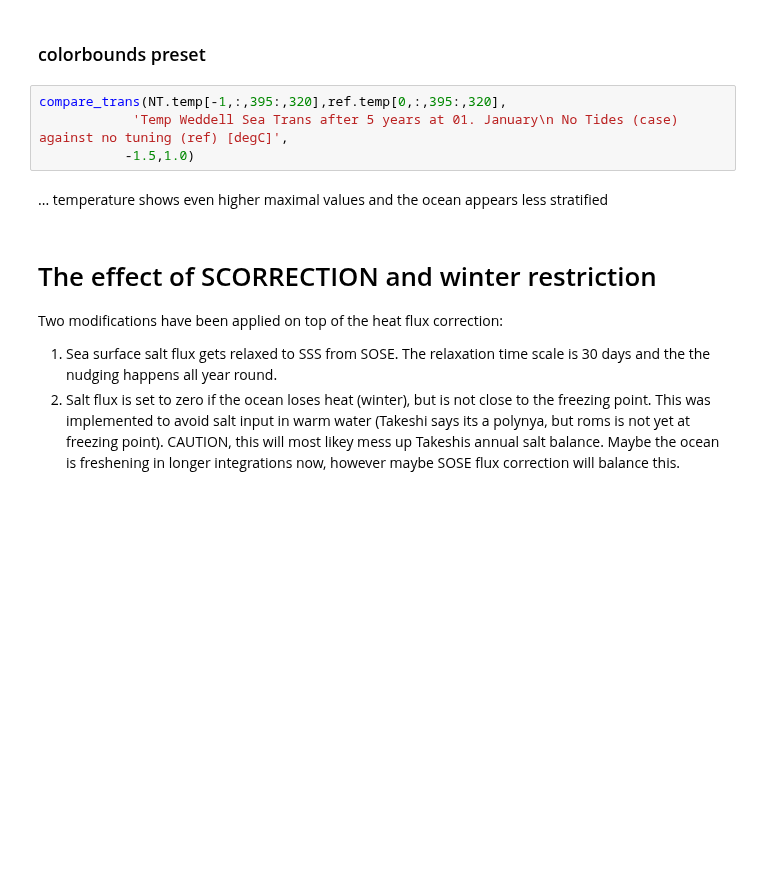
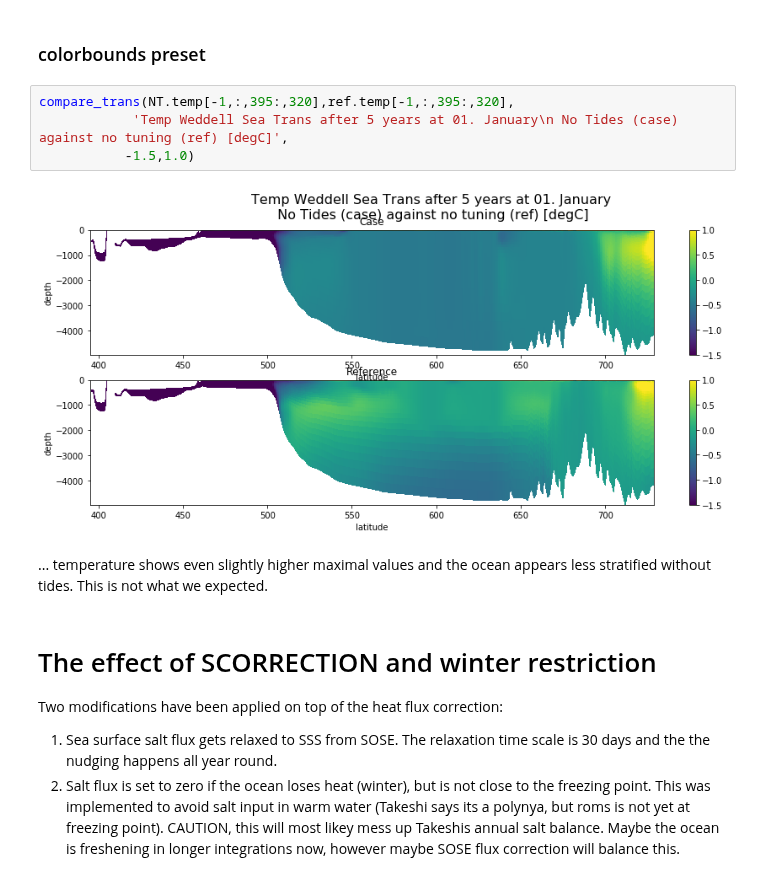
Before and after one commit to kuechenrole/tidal_melting, a Jupyter notebook: notebooks/reports/2.2-kuechenrole-surface_fluxes_tuning.ipynb, the cells around one changed output. Drawn from its saved outputs; the diff is of its cells as text; blank space fills up the shorter version.

```diff
--- a/notebooks/reports/2.2-kuechenrole-surface_fluxes_tuning.ipynb
+++ b/notebooks/reports/2.2-kuechenrole-surface_fluxes_tuning.ipynb
@@ -158,11 +157,13 @@ compare_trans(NT.temp[-1,:,395:,320],ref.temp[0,:,395:,320],
 # %% [markdown]
 ### colorbounds preset
 # %%
-compare_trans(NT.temp[-1,:,395:,320],ref.temp[0,:,395:,320],
+compare_trans(NT.temp[-1,:,395:,320],ref.temp[-1,:,395:,320],
             'Temp Weddell Sea Trans after 5 years at 01. January\n No Tides (case) against no tuning (ref) [degC]',
            -1.5,1.0)
+# %% [output]
+[figure, added]
 # %% [markdown]
-... temperature shows even higher maximal values and the ocean appears less stratified
+... temperature shows even slightly higher maximal values and the ocean appears less stratified without tides. This is not what we expected.
 # %% [markdown]
 # The effect of SCORRECTION and winter restriction
 Two modifications have been applied on top of the heat flux correction:
```
Also changed, not shown: parts of 6 cells of this notebook.
